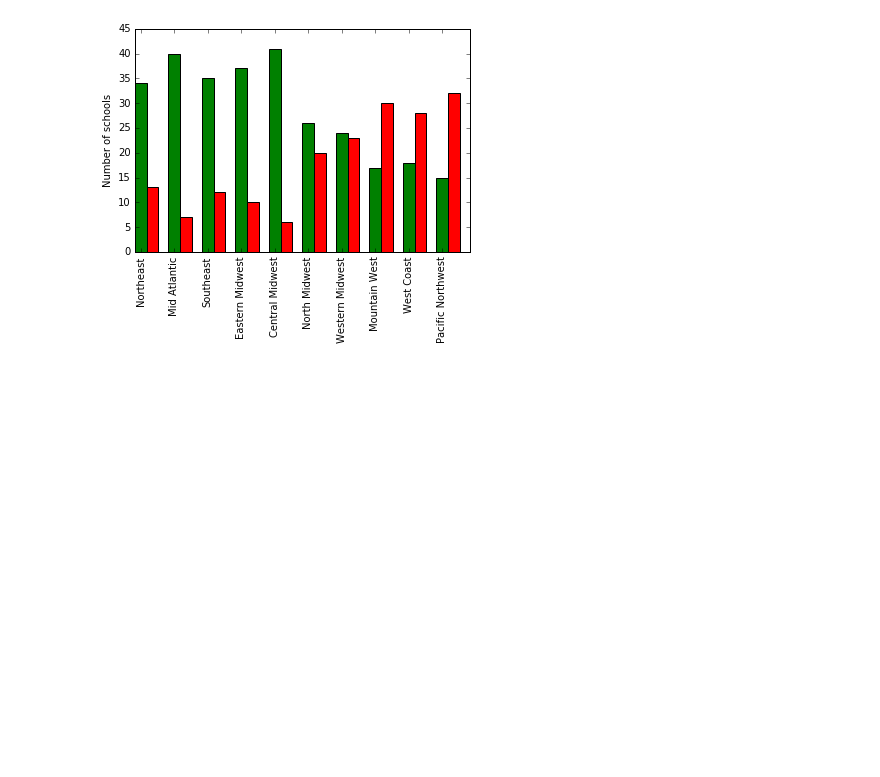
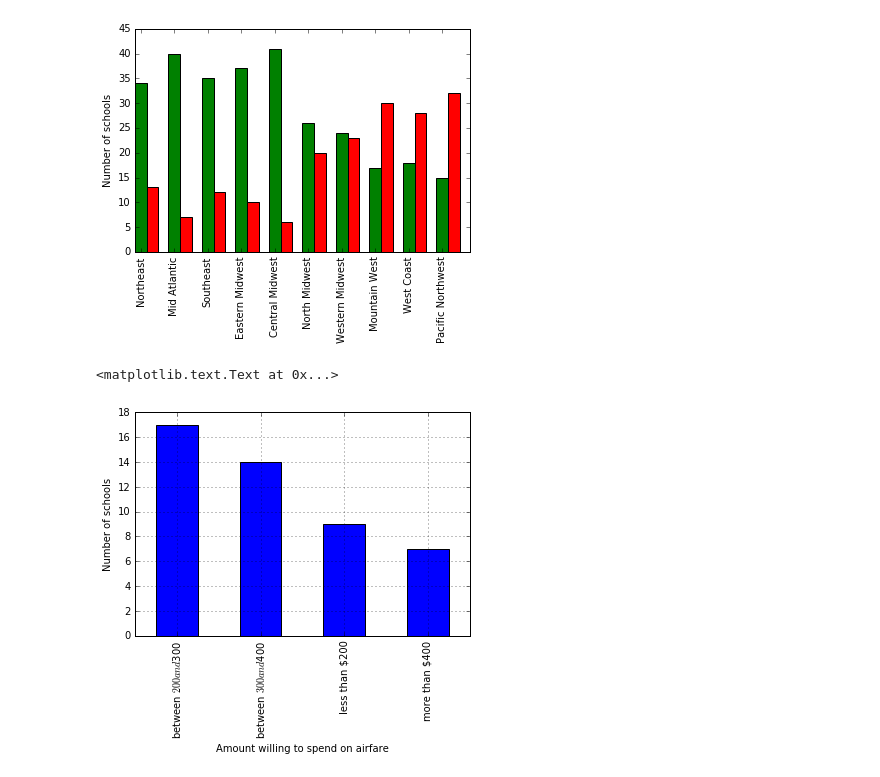
Before and after one commit to grapesmoker/acf-survey, a Jupyter notebook: ACF nationals survey analysis.ipynb, the cells around one changed output. Saved outputs shown, nothing was run; the diff lists cells and outputs as text; code cells hidden in the pictures; blank space fills up the shorter version.

Commit message:
airfare

```diff
--- a/ACF nationals survey analysis.ipynb
+++ b/ACF nationals survey analysis.ipynb
@@ -100,3 +100,10 @@ plt.ylabel('Number of schools')
 # %% [output]
 <matplotlib.text.Text at 0x...>
 [figure]
+# %%
+data.dropna(subset=['airfare_willing']).airfare_willing.value_counts(sort=True).plot(kind='bar')
+plt.ylabel('Number of schools')
+plt.xlabel('Amount willing to spend on airfare')
+# %% [output]
+<matplotlib.text.Text at 0x...>
+[figure, added]
```
